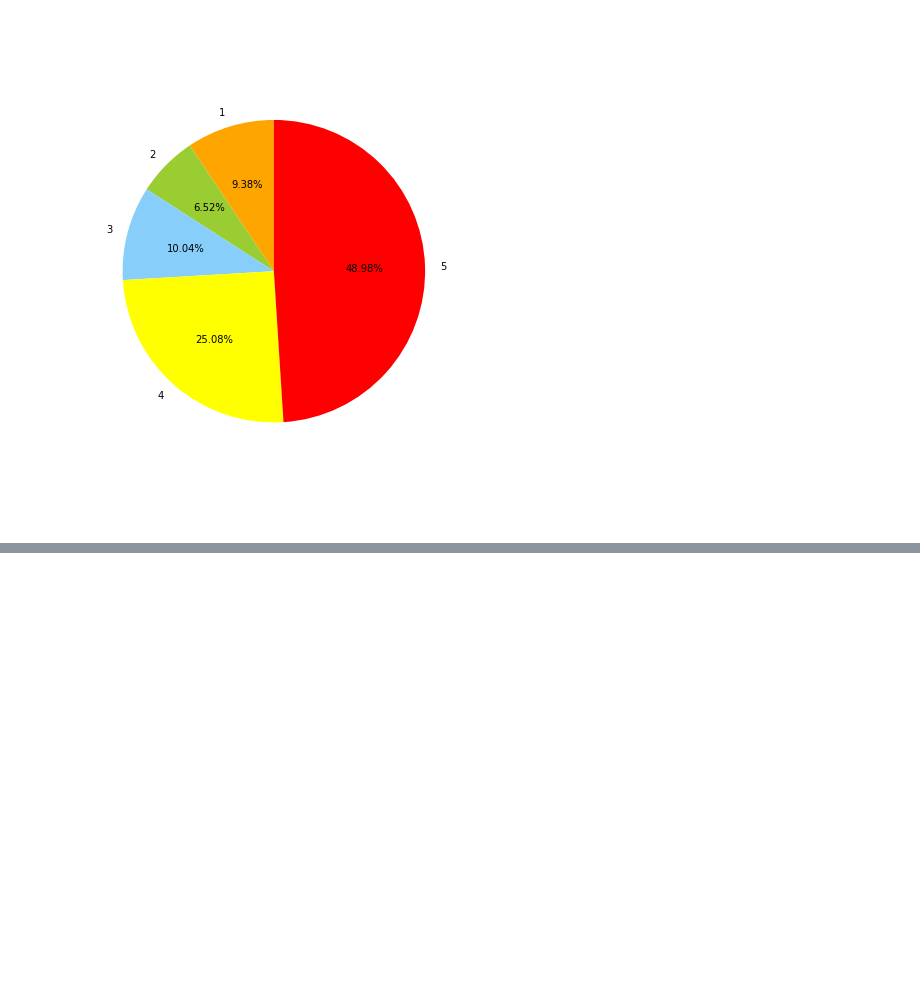
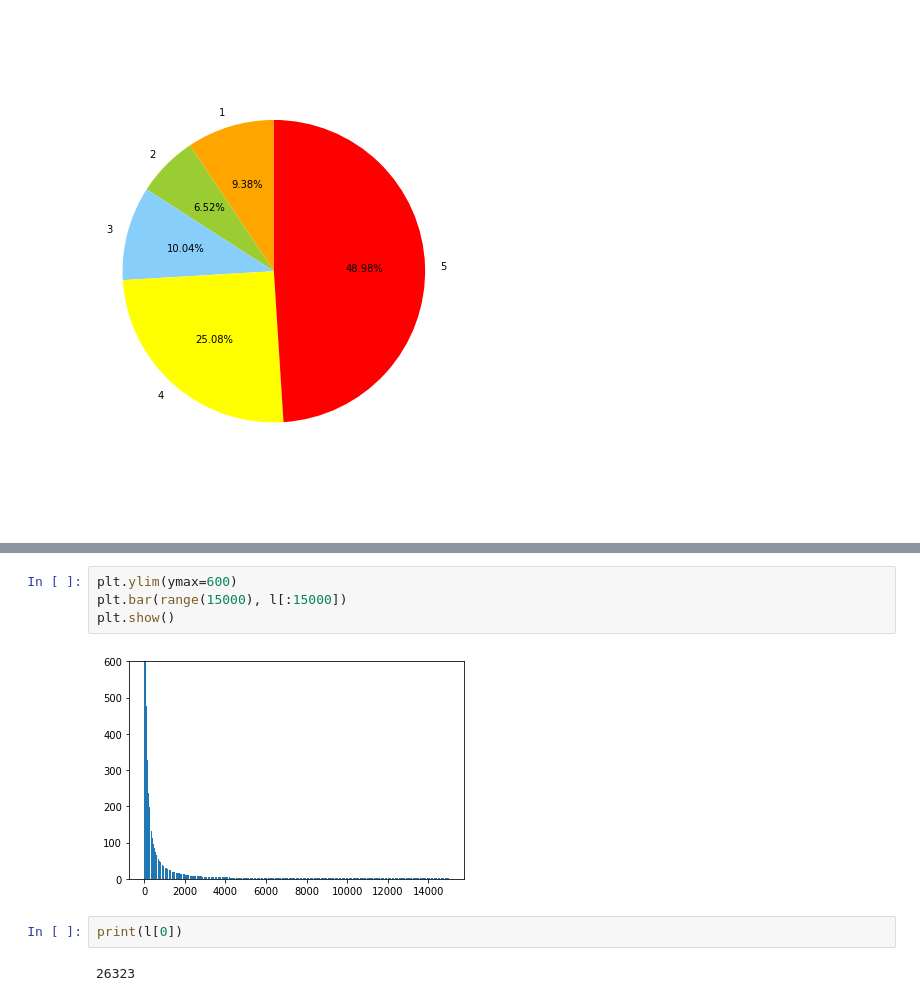
Before and after one commit to X-czh/fake-review-generation, a Jupyter notebook: data/preprocess_notebook.ipynb, the cells around one changed output, grey strips where cells are left out. Cells and saved outputs as stored; diff of their text form; blank space fills up the shorter version.

```diff
--- a/data/preprocess_notebook.ipynb
+++ b/data/preprocess_notebook.ipynb
@@ -181,0 +248,10 @@ show_review_rating_dist(save_file)
+# %%
+plt.ylim(ymax=600)
+plt.bar(range(15000), l[:15000])
+plt.show()
+# %% [output]
+[figure, added]
+# %%
+print(l[0])
+# %% [output]
+26323
```
Also changed, not shown: parts of 10 cells of this notebook, 1 other file.
